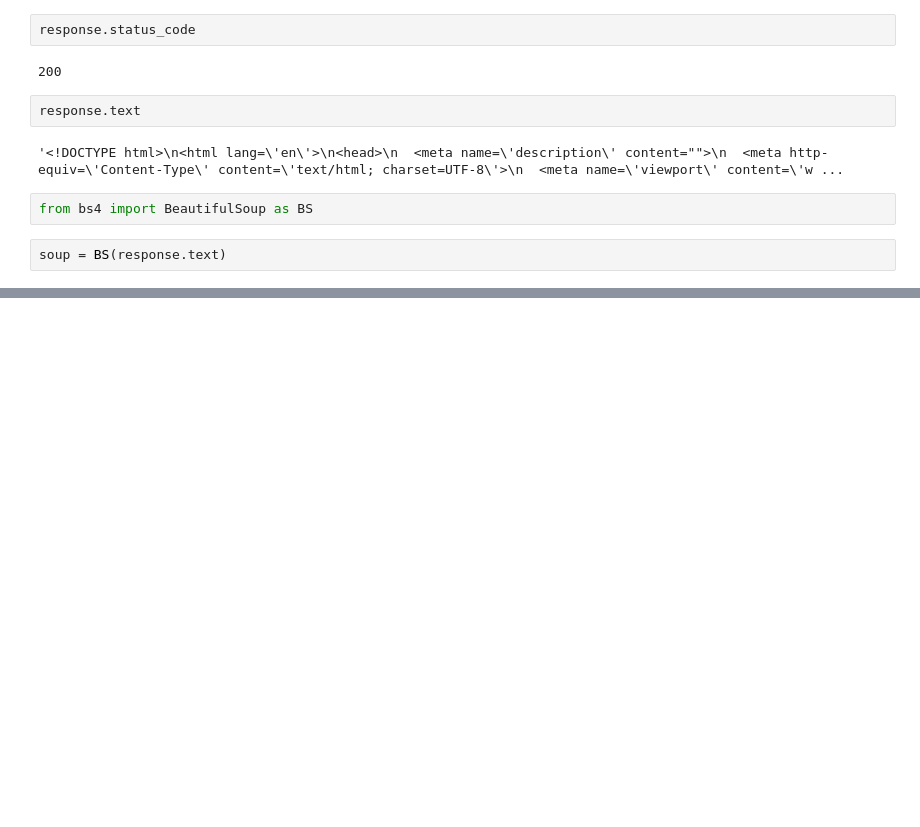
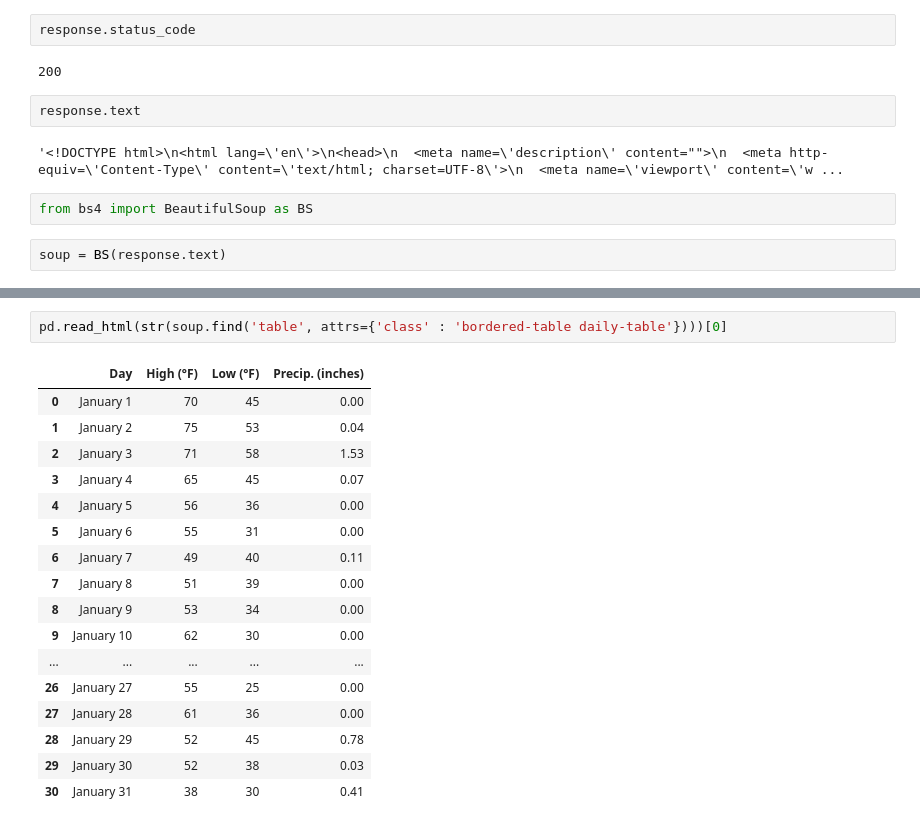
Before and after one commit to antoinette-anderson/Corrolation-between-Nashville-Crime-and-the-Temperature, a Jupyter notebook: notebook/Nashville_Weather_webscraping.ipynb, the cells around one changed output, grey strips where cells are left out. Saved outputs shown, nothing was run; the diff lists cells and outputs as text; blank space fills up the shorter version.

```diff
--- a/notebook/Nashville_Weather_webscraping.ipynb
+++ b/notebook/Nashville_Weather_webscraping.ipynb
@@ -22,0 +89,20 @@ soup = BS(response.text)
+# %%
+pd.read_html(str(soup.find('table', attrs={'class' : 'bordered-table daily-table'})))[0]
+# %% [output]
+|  | Day | High (°F) | Low (°F) | Precip. (inches) |
+| 0 | January 1 | 70 | 45 | 0.00 |
+| 1 | January 2 | 75 | 53 | 0.04 |
+| 2 | January 3 | 71 | 58 | 1.53 |
+| 3 | January 4 | 65 | 45 | 0.07 |
+| 4 | January 5 | 56 | 36 | 0.00 |
+| 5 | January 6 | 55 | 31 | 0.00 |
+| 6 | January 7 | 49 | 40 | 0.11 |
+| 7 | January 8 | 51 | 39 | 0.00 |
+| 8 | January 9 | 53 | 34 | 0.00 |
+| 9 | January 10 | 62 | 30 | 0.00 |
+| ... | ... | ... | ... | ... |
+| 26 | January 27 | 55 | 25 | 0.00 |
+| 27 | January 28 | 61 | 36 | 0.00 |
+| 28 | January 29 | 52 | 45 | 0.78 |
+| 29 | January 30 | 52 | 38 | 0.03 |
+| 30 | January 31 | 38 | 30 | 0.41 |
```
Also changed, not shown: parts of 5 cells of this notebook.
